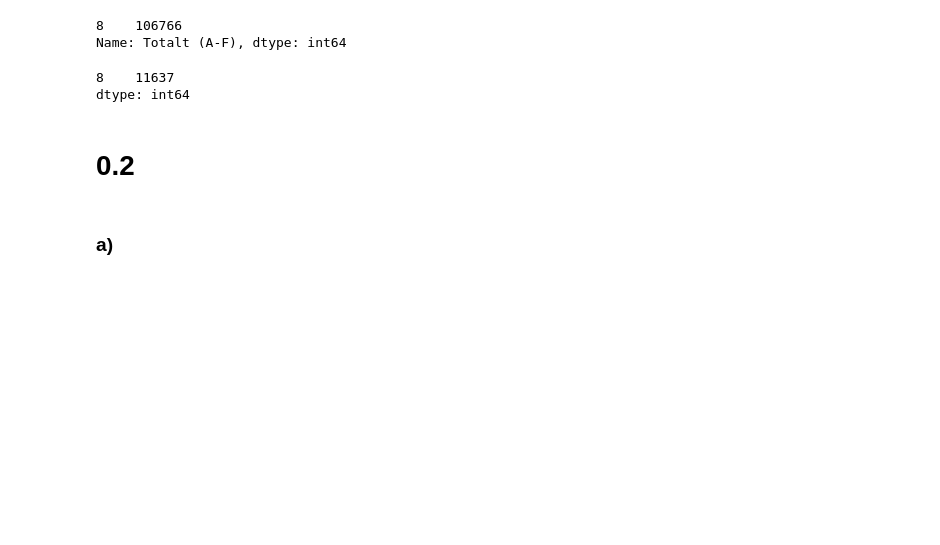
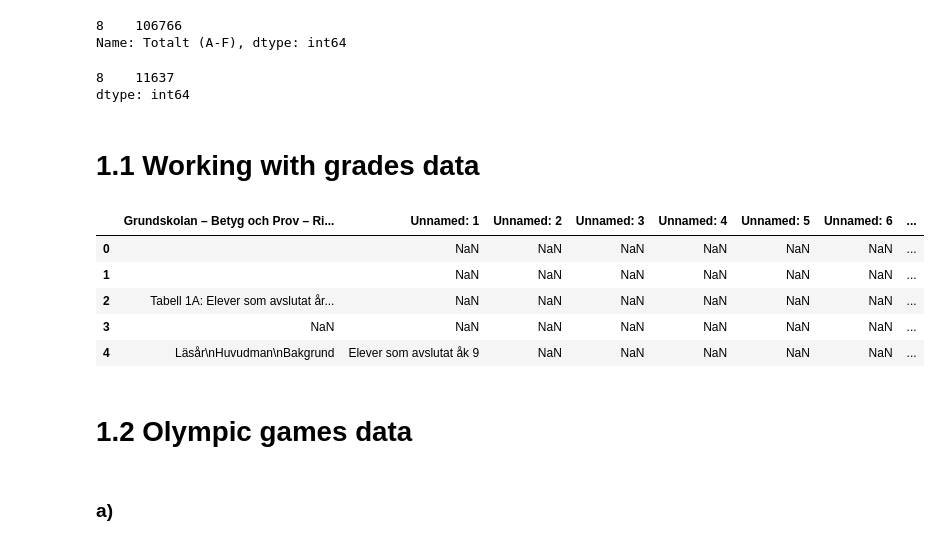
Before and after one commit to fredrikkron/data-platforms-fredrik-kron-de24, a Jupyter notebook: exercises/exercise_1.ipynb, the cells around one changed output. Saved outputs shown, nothing was run; the diff lists cells and outputs as text; code cells hidden in the pictures; blank space fills up the shorter version.

```diff
--- a/exercises/exercise_1.ipynb
+++ b/exercises/exercise_1.ipynb
@@ -160,8 +160,20 @@ df_percent
 # %% [output]
 8    11637
 dtype: int64
-# %% [markdown]
-# 0.2
+# %% [markdown]
+# 1.1 Working with grades data
+# %%
+df2 = pd.read_excel("data/betyg_o_prov_riksnivå.xlsx")
+df2.head()
+# %% [output]
+|  | Grundskolan – Betyg och Prov – Ri... | Unnamed: 1 | Unnamed: 2 | Unnamed: 3 | Unnamed: 4 | Unnamed: 5 | Unnamed: 6 | ... |
+| 0 |  | NaN | NaN | NaN | NaN | NaN | NaN | ... |
+| 1 |  | NaN | NaN | NaN | NaN | NaN | NaN | ... |
+| 2 | Tabell 1A: Elever som avslutat år... | NaN | NaN | NaN | NaN | NaN | NaN | ... |
+| 3 | NaN | NaN | NaN | NaN | NaN | NaN | NaN | ... |
+| 4 | Läsår\nHuvudman\nBakgrund | Elever som avslutat åk 9 | NaN | NaN | NaN | NaN | NaN | ... |
+# %% [markdown]
+# 1.2 Olympic games data
 # %% [markdown]
 ### a)
 # %%
```
Also changed, not shown: parts of 12 cells of this notebook.
